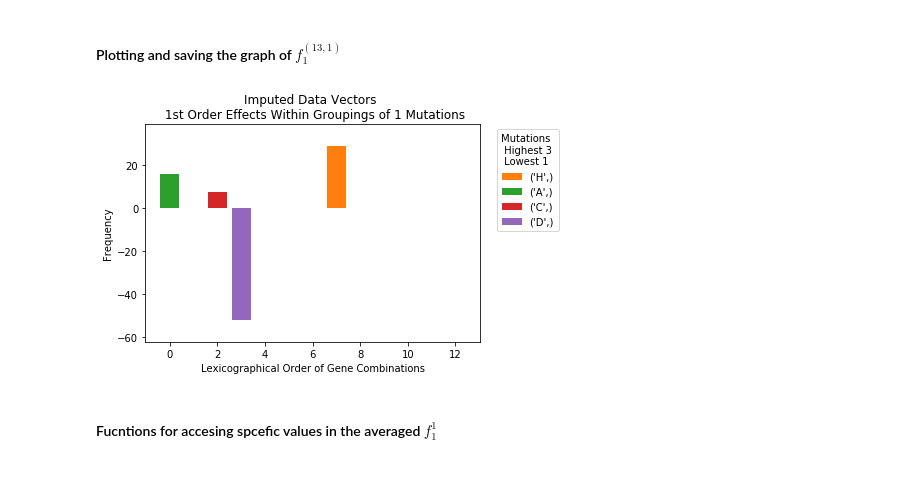
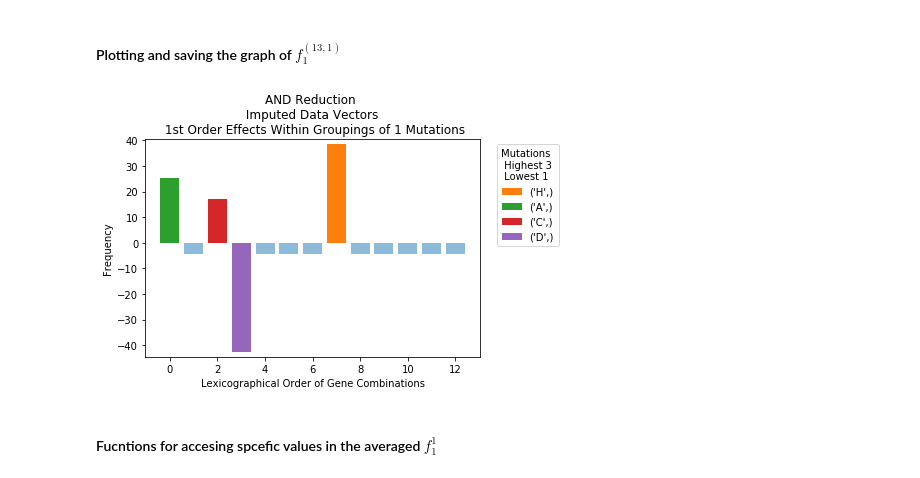
Before and after one commit to LillianGonzalezAlbino/FourierAnalysis, a Jupyter notebook: Spectral-Analysis-Reduced-Dataset(and).ipynb, the cells around one changed output. Saved outputs shown, nothing was run; the diff lists cells and outputs as text; code cells hidden in the pictures.

Commit message:
fixed bugs on imputed data vectors

```diff
--- a/Spectral-Analysis-Reduced-Dataset(and).ipynb
+++ b/Spectral-Analysis-Reduced-Dataset(and).ipynb
@@ -252,7 +253,27 @@ def create_data_vectors(PartitionList):
         datavec, counter = calc_f(PartitionList[data])
         dataVectors.append(datavec)
         counterVectors.append(counter)
-    return dataVectors, counterVectors
+    # go through all data vectors and calculate average
+    counter = 0
+    sumDataVec = 0
+    for i in range(len(dataVectors)):
+        sumDataVec += sum(dataVectors[i])
+        for j in range(len(dataVectors[i])):
+            if(int(dataVectors[i][j]) != 0):
+                counter +=1
+    # compute average
+    average = sumDataVec/counter
+    imputedVectors = []
+    # impute all data vectors with average
+    for i in range(len(dataVectors)):
+        imputed = np.zeros(len(dataVectors[i]))
+        for j in range(len(imputed)):
+            if(int(dataVectors[i][j]) == 0):
+                imputed[j] = average
+            else:
+                imputed[j] = dataVectors[i][j]
+        imputedVectors.append(imputed)
+    return imputedVectors, counterVectors
 
 # input: string or list, int
 # output: list of tuples
@@ -690,9 +670,9 @@ MalListf1 = Mallows_list(list(range(num_vars)), f1_list, (num_vars,int(k)))
 # %%
 # # plot f^1_1
 # order 1
-color_peaks(MalListf1[1],order= 1, k=1, n_max_peak= 3, n_min_peak= 1, leg=1.25)
+color_peaks(AllMallowVectors2[5][1][1],order= 1, k=1, n_max_peak= 3, n_min_peak= 1, leg=1.25,imp=1,save=0)
 # %% [output]
-[figure, old version]
+[figure, new version]
 # %% [markdown]
 #### Fucntions for accesing spcefic values in the averaged $f^1_1$
 # %%
```
Also changed, not shown: parts of 63 cells of this notebook, 1 other file.
